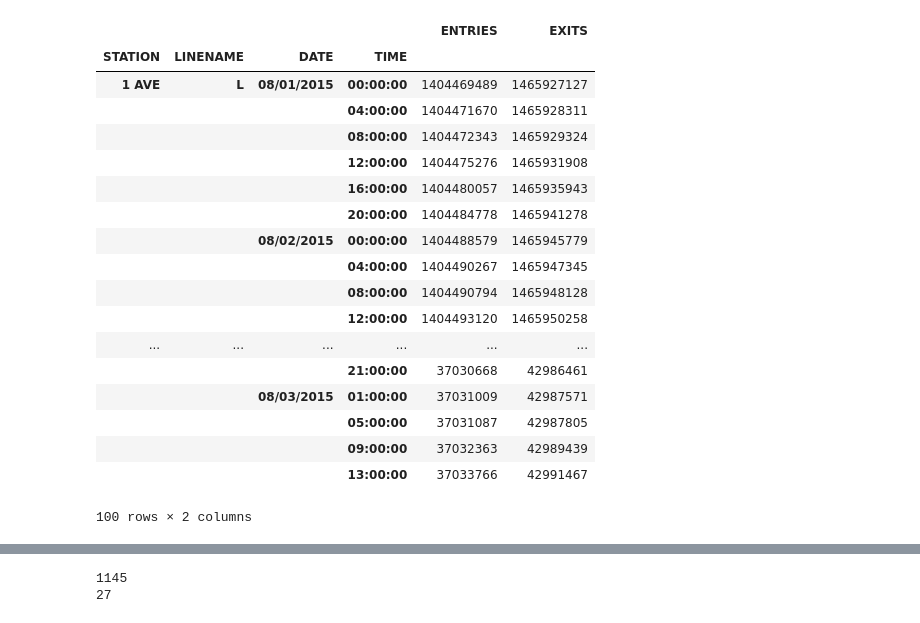
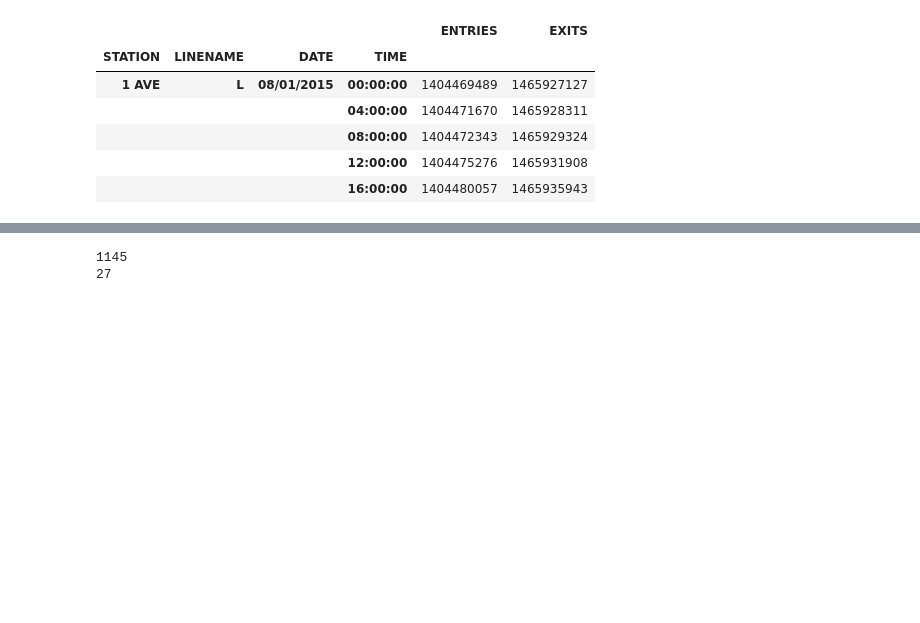
Before and after one commit to jeffhudson/misc_projects, a Jupyter notebook: mta_ridership/MTA_Ridership.ipynb, the cells around one changed output, grey strips where cells are left out. Drawn from its saved outputs; the diff is of its cells as text; code cells hidden in the pictures; blank space fills up the shorter version.

```diff
--- a/mta_ridership/MTA_Ridership.ipynb
+++ b/mta_ridership/MTA_Ridership.ipynb
@@ -41,32 +52,20 @@ df = df2
 # %%
 ## aggregate by station (we don't care about individual devices)
 ##  while preserving date/time data
 
 ## GROUP_BY station, linename, date, time AGGREGATE entries, exits BY sum
 aggdf = df.groupby(["STATION","LINENAME","DATE","TIME"]).sum()
-aggdf.head(100)
+aggdf.head()
 ## some stations share a name, but no stations on the same line share a name, thus use of both STATION and LINENAME
 ##  (some stations also have multiple UNITs)
 # %% [output]
 |  |  |  |  | ENTRIES | EXITS |
 | STATION | LINENAME | DATE | TIME |  |  |
 | 1 AVE | L | 08/01/2015 | 00:00:00 | 1404469489 | 1465927127 |
 |  |  |  | 04:00:00 | 1404471670 | 1465928311 |
 |  |  |  | 08:00:00 | 1404472343 | 1465929324 |
 |  |  |  | 12:00:00 | 1404475276 | 1465931908 |
 |  |  |  | 16:00:00 | 1404480057 | 1465935943 |
-|  |  |  | 20:00:00 | 1404484778 | 1465941278 |
-|  |  | 08/02/2015 | 00:00:00 | 1404488579 | 1465945779 |
-|  |  |  | 04:00:00 | 1404490267 | 1465947345 |
-|  |  |  | 08:00:00 | 1404490794 | 1465948128 |
-|  |  |  | 12:00:00 | 1404493120 | 1465950258 |
-| ... | ... | ... | ... | ... | ... |
-|  |  |  | 21:00:00 | 37030668 | 42986461 |
-|  |  | 08/03/2015 | 01:00:00 | 37031009 | 42987571 |
-|  |  |  | 05:00:00 | 37031087 | 42987805 |
-|  |  |  | 09:00:00 | 37032363 | 42989439 |
-|  |  |  | 13:00:00 | 37033766 | 42991467 |
-100 rows × 2 columns
 # %%
 ## some rows are missing -- 103rd St 1 line 8/6/2015 at 9:00am reading missing.
 ##  how do we identify more such rows?
```
Also changed, not shown: parts of 15 cells of this notebook, 2 other files.
